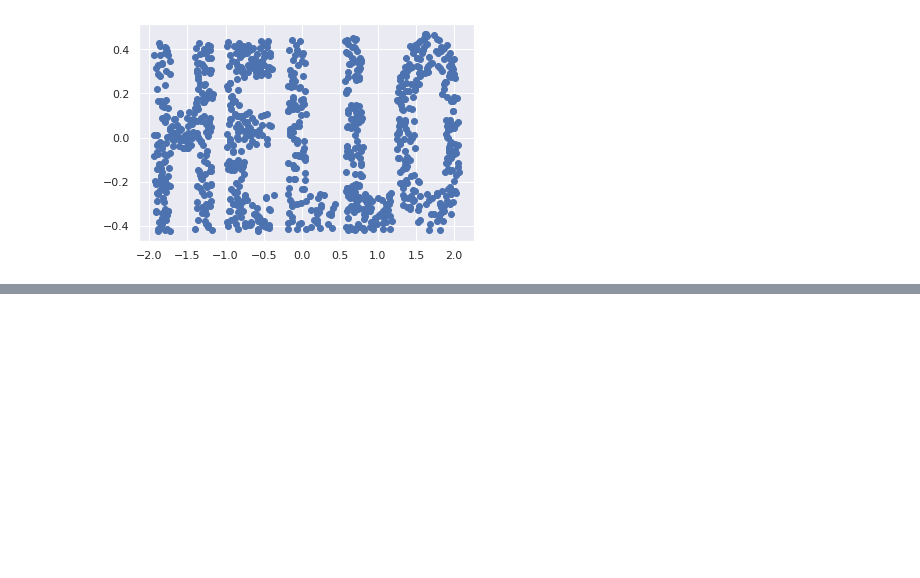
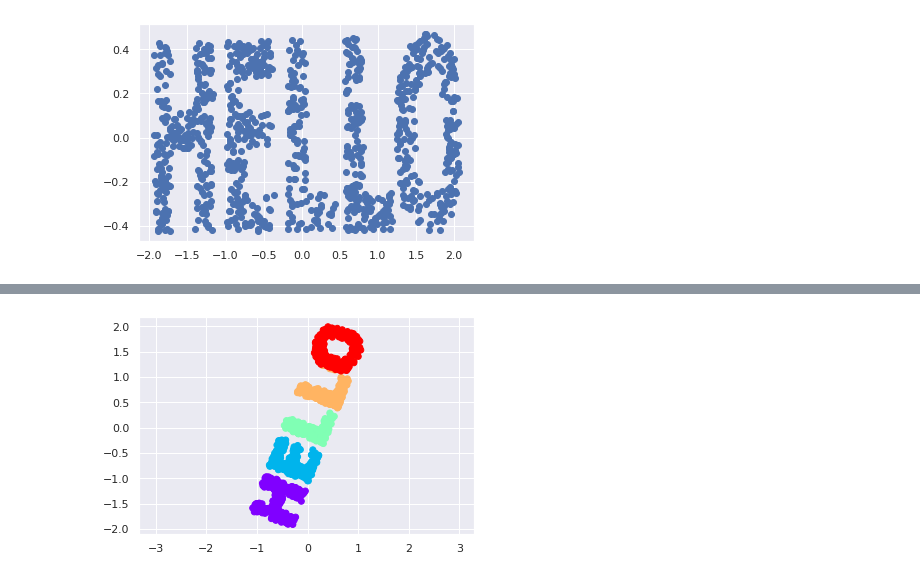
Before and after one commit to kittimaxz/multivariate, a Jupyter notebook: Chapter_4_MDS.ipynb, the cells around one changed output, grey strips where cells are left out. Drawn from its saved outputs; the diff is of its cells as text; code cells hidden in the pictures; blank space fills up the shorter version.

```diff
--- a/Chapter_4_MDS.ipynb
+++ b/Chapter_4_MDS.ipynb
@@ -256,0 +268,7 @@ plt.scatter(new_pca[:,0],new_pca[:,1])
+# %%
+model=MDS(n_components=2)
+out=model.fit_transform(X2)
+plt.scatter(out[:, 0], out[:, 1], **colorize)
+plt.axis('equal');
+# %% [output]
+[figure, added]
```
Also changed, not shown: parts of 4 cells of this notebook.
